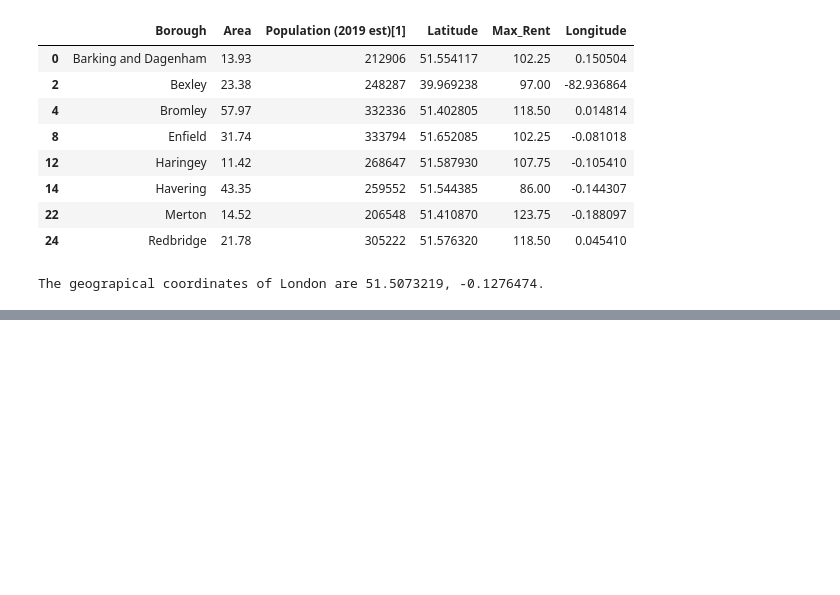
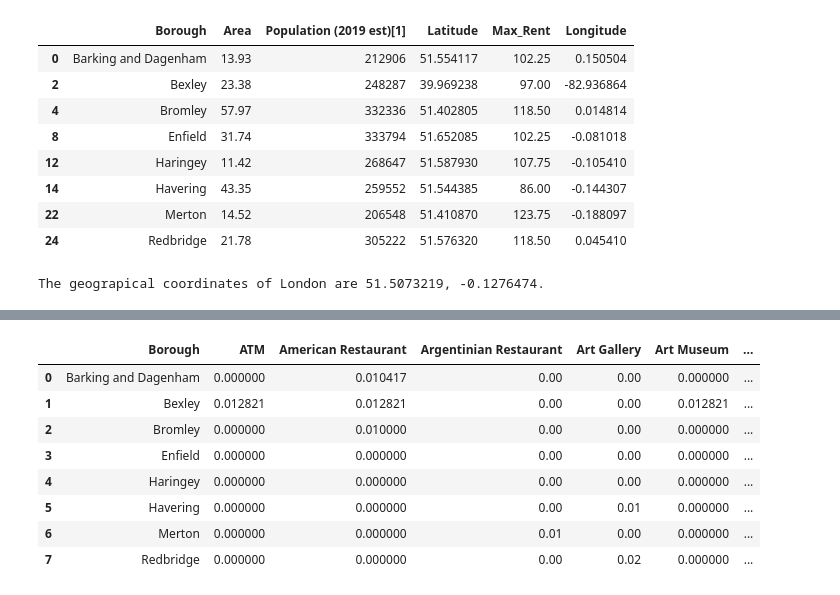
Before and after one commit to jayasreenarayan/Coursera_Capstone, a Jupyter notebook: Untitled.ipynb, the cells around one changed output, grey strips where cells are left out. Saved outputs shown, nothing was run; the diff lists cells and outputs as text; code cells hidden in the pictures; blank space fills up the shorter version.

```diff
--- a/Untitled.ipynb
+++ b/Untitled.ipynb
@@ -132 +134,9 @@ Requirement already satisfied: urllib3!=1.25.0,!=1.25.1,<1.26,>=1.21.1 in c:\use
 [interactive output not drawn]
+# %%
+CLIENT_ID = '0QW0W3OFGERXGQHUN45Z2JKPE4BQZITBPD0BWWAGZHDVPBZF' #'your-client-ID' # your Foursquare ID
+CLIENT_SECRET = 'SY2RW10B4GIZGR0BOE4LQ10WWFNDKN3O33F5MR4WRQEWSOBP' #'your-client-secret' # your Foursquare Secret
+VERSION = '20190915' # Foursquare API version
+
+print('My credentails:')
+print('My CLIENT_ID: ' + CLIENT_ID)
+print('My CLIENT_SECRET:' + CLIENT_SECRET)
@@ -132,0 +190,4 @@ Requirement already satisfied: urllib3!=1.25.0,!=1.25.1,<1.26,>=1.21.1 in c:\use
+# %%
+Brgh_Venues = getVenues(names=fin['Borough'],
+                        latitudes=fin['Latitude'],
+                        longitudes=fin['Longitude'])
@@ -132,0 +216,7 @@ Requirement already satisfied: urllib3!=1.25.0,!=1.25.1,<1.26,>=1.21.1 in c:\use
+# %%
+London_Brgh_onehot = pd.get_dummies(Brgh_Venues[['Venue_Category']], prefix="", prefix_sep="")
+mid =  Brgh_Venues['Borough']
+
+London_Brgh_onehot.insert(0, 'Borough', mid)
+
+London_Brgh_onehot.head()
@@ -132,0 +230,13 @@ Requirement already satisfied: urllib3!=1.25.0,!=1.25.1,<1.26,>=1.21.1 in c:\use
+# %%
+Brgh_grouped = London_Brgh_onehot.groupby('Borough').mean().reset_index()
+Brgh_grouped
+# %% [output]
+|  | Borough | ATM | American Restaurant | Argentinian Restaurant | Art Gallery | Art Museum | ... |
+| 0 | Barking and Dagenham | 0.000000 | 0.010417 | 0.00 | 0.00 | 0.000000 | ... |
+| 1 | Bexley | 0.012821 | 0.012821 | 0.00 | 0.00 | 0.012821 | ... |
+| 2 | Bromley | 0.000000 | 0.010000 | 0.00 | 0.00 | 0.000000 | ... |
+| 3 | Enfield | 0.000000 | 0.000000 | 0.00 | 0.00 | 0.000000 | ... |
+| 4 | Haringey | 0.000000 | 0.000000 | 0.00 | 0.00 | 0.000000 | ... |
+| 5 | Havering | 0.000000 | 0.000000 | 0.00 | 0.01 | 0.000000 | ... |
+| 6 | Merton | 0.000000 | 0.000000 | 0.01 | 0.00 | 0.000000 | ... |
+| 7 | Redbridge | 0.000000 | 0.000000 | 0.00 | 0.02 | 0.000000 | ... |
```
Also changed, not shown: parts of 15 cells of this notebook.
